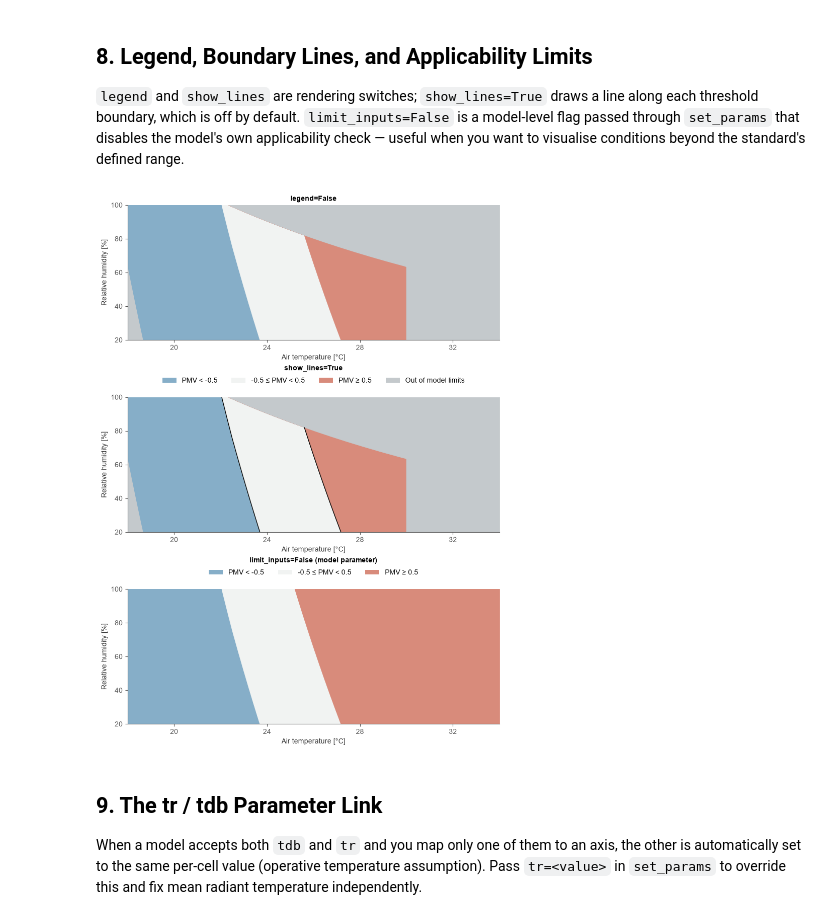
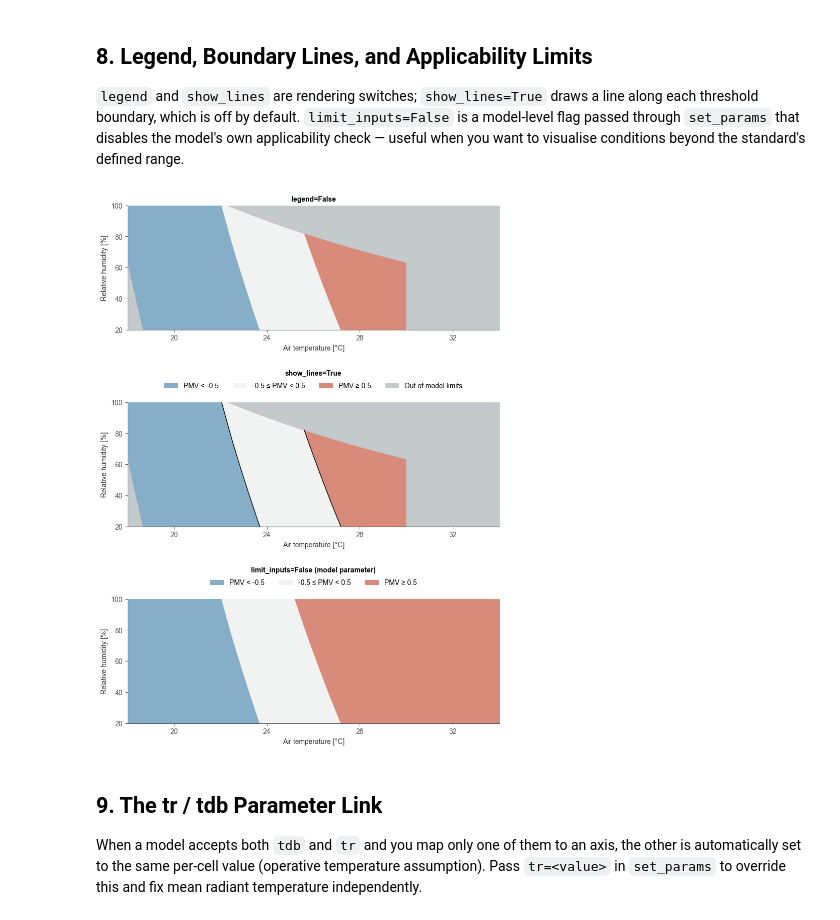
Before and after one commit to pythermalcomfort/pythermalcomfort, a Jupyter notebook: docs/documentation/plots/matplotlib/threshold_plot.ipynb, the cells around one changed output. Saved outputs shown, nothing was run; the diff lists cells and outputs as text; code cells hidden in the pictures.

```diff
--- a/docs/documentation/plots/matplotlib/threshold_plot.ipynb
+++ b/docs/documentation/plots/matplotlib/threshold_plot.ipynb
@@ -175,38 +176,44 @@ plt.show()
 
 `legend` and `show_lines` are rendering switches; `show_lines=True` draws a line along each threshold boundary, which is off by default. `limit_inputs=False` is a model-level flag passed through `set_params` that disables the model's own applicability check — useful when you want to visualise conditions beyond the standard's defined range.
 # %%
-fig, axes = plt.subplots(3, 1, figsize=(8, 11), constrained_layout=True)
+fig, axes = plt.subplots(
+    3,
+    1,
+    figsize=(8, 11),
+    constrained_layout=True,
+    gridspec_kw={"hspace": 0.1},
+)
 
 (
     ThresholdPlot(model_func=pmv_ppd_iso)
     .set_x_axis(name="tdb", min_val=18.0, max_val=34.0)
     .set_y_axis(name="rh", min_val=20.0, max_val=100.0)
     .set_params(vr=0.10, met=1.2, clo=0.5, wme=0.0)
     .set_regions(output="pmv", thresholds=[-0.5, 0.5])
     .plot(ax=axes[0], title="legend=False", legend=False)
 ).ax.set(xlabel="Air temperature [°C]", ylabel="Relative humidity [%]")
 
 (
     ThresholdPlot(model_func=pmv_ppd_iso)
     .set_x_axis(name="tdb", min_val=18.0, max_val=34.0)
     .set_y_axis(name="rh", min_val=20.0, max_val=100.0)
     .set_params(vr=0.10, met=1.2, clo=0.5, wme=0.0)
     .set_regions(output="pmv", thresholds=[-0.5, 0.5])
     .plot(ax=axes[1], title="show_lines=True", show_lines=True)
 ).ax.set(xlabel="Air temperature [°C]", ylabel="Relative humidity [%]")
 
 (
     ThresholdPlot(model_func=pmv_ppd_iso)
     .set_x_axis(name="tdb", min_val=18.0, max_val=34.0)
     .set_y_axis(name="rh", min_val=20.0, max_val=100.0)
     .set_params(vr=0.10, met=1.2, clo=0.5, wme=0.0, limit_inputs=False)
     .set_regions(output="pmv", thresholds=[-0.5, 0.5])
     .plot(ax=axes[2], title="limit_inputs=False (model parameter)")
 ).ax.set(xlabel="Air temperature [°C]", ylabel="Relative humidity [%]")
 
 plt.show()
 # %% [output]
-[figure, old version]
+[figure, new version]
 # %% [markdown]
 ## 9. The tr / tdb Parameter Link
 
```
Also changed, not shown: parts of 14 cells of this notebook.
